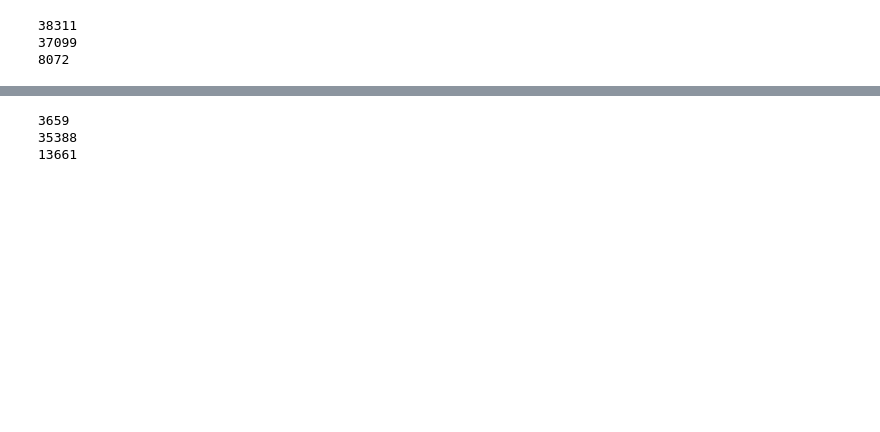
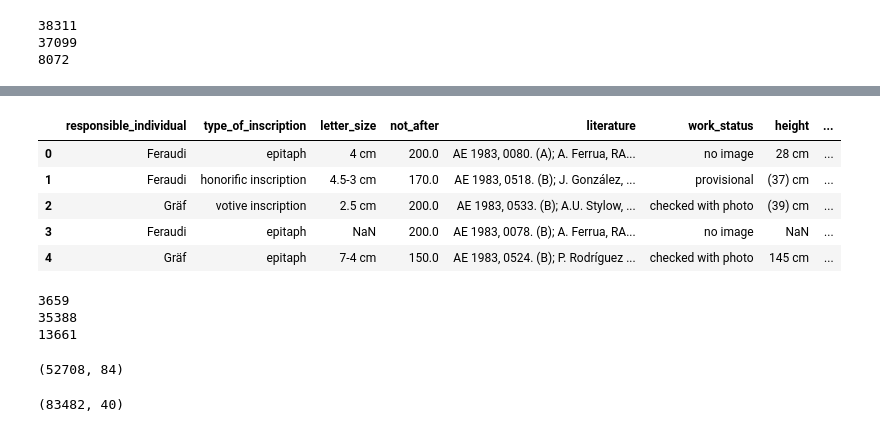
Before and after one commit to sdam-au/LI_ETL, a Jupyter notebook: scripts/2_DEDUPLICATION+FILTERING+URBAN-CONTEXTS.ipynb, the cells around one changed output, grey strips where cells are left out. Drawn from its saved outputs; the diff is of its cells as text; code cells hidden in the pictures; blank space fills up the shorter version.

```diff
--- a/scripts/2_DEDUPLICATION+FILTERING+URBAN-CONTEXTS.ipynb
+++ b/scripts/2_DEDUPLICATION+FILTERING+URBAN-CONTEXTS.ipynb
@@ -707,3 +640,12 @@ Wall time: 1.1 s
+# %%
+EDHg.head(5)
+# %% [output]
+|  | responsible_individual | type_of_inscription | letter_size | not_after | literature | work_status | height | ... |
+| 0 | Feraudi | epitaph | 4 cm | 200.0 | AE 1983, 0080. (A); A. Ferrua, RA... | no image | 28 cm | ... |
+| 1 | Feraudi | honorific inscription | 4.5-3 cm | 170.0 | AE 1983, 0518. (B); J. González, ... | provisional | (37) cm | ... |
+| 2 | Gräf | votive inscription | 2.5 cm | 200.0 | AE 1983, 0533. (B); A.U. Stylow, ... | checked with photo | (39) cm | ... |
+| 3 | Feraudi | epitaph | NaN | 200.0 | AE 1983, 0078. (B); A. Ferrua, RA... | no image | NaN | ... |
+| 4 | Gräf | epitaph | 7-4 cm | 150.0 | AE 1983, 0524. (B); P. Rodríguez ... | checked with photo | 145 cm | ... |
 # %%
 print(len(EDHg[EDHg["nearest_city_type"]=="big"]))
 print(len(EDHg[EDHg["nearest_city_type"]=="middle"]))
@@ -712,3 +654,11 @@ print(len(EDHg[EDHg["nearest_city_type"]=="minor"]))
 3659
 35388
 13661
+# %%
+EDHg.shape
+# %% [output]
+(52708, 84)
+# %%
+EDCSg.shape
+# %% [output]
+(83482, 40)
```
Also changed, not shown: parts of 14 cells of this notebook, 1 other file.
